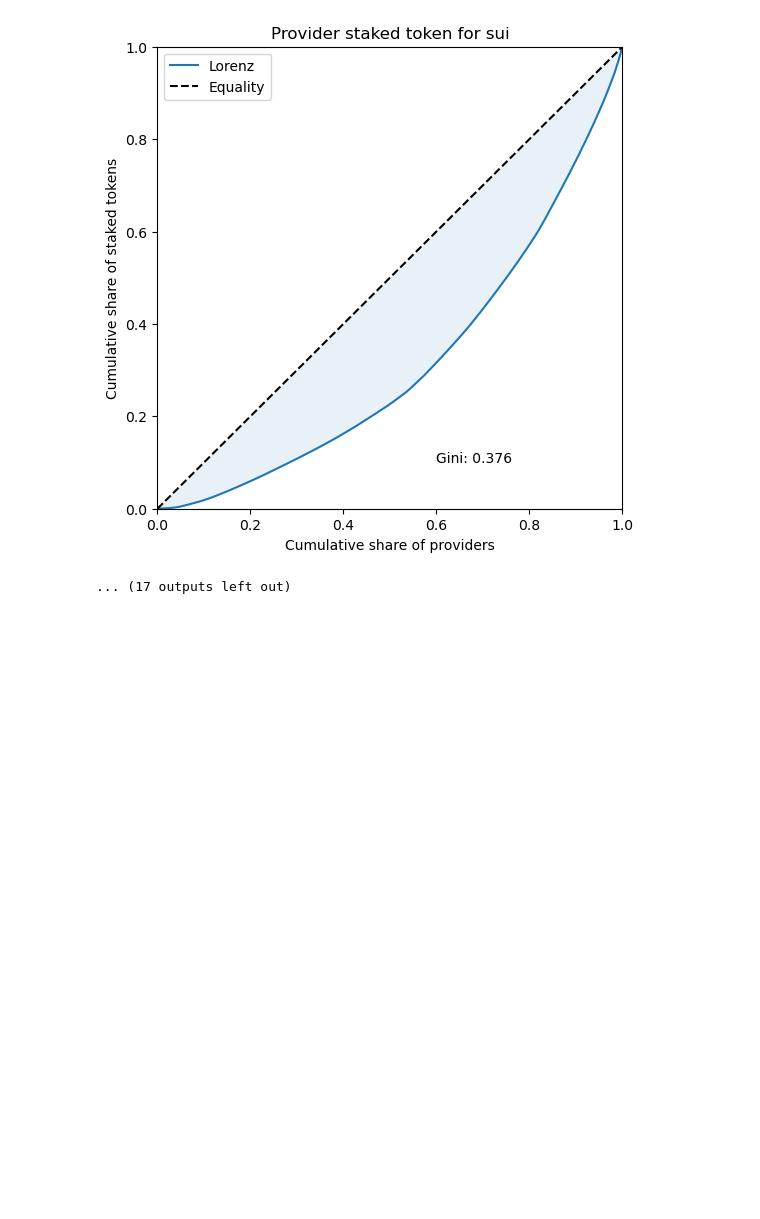
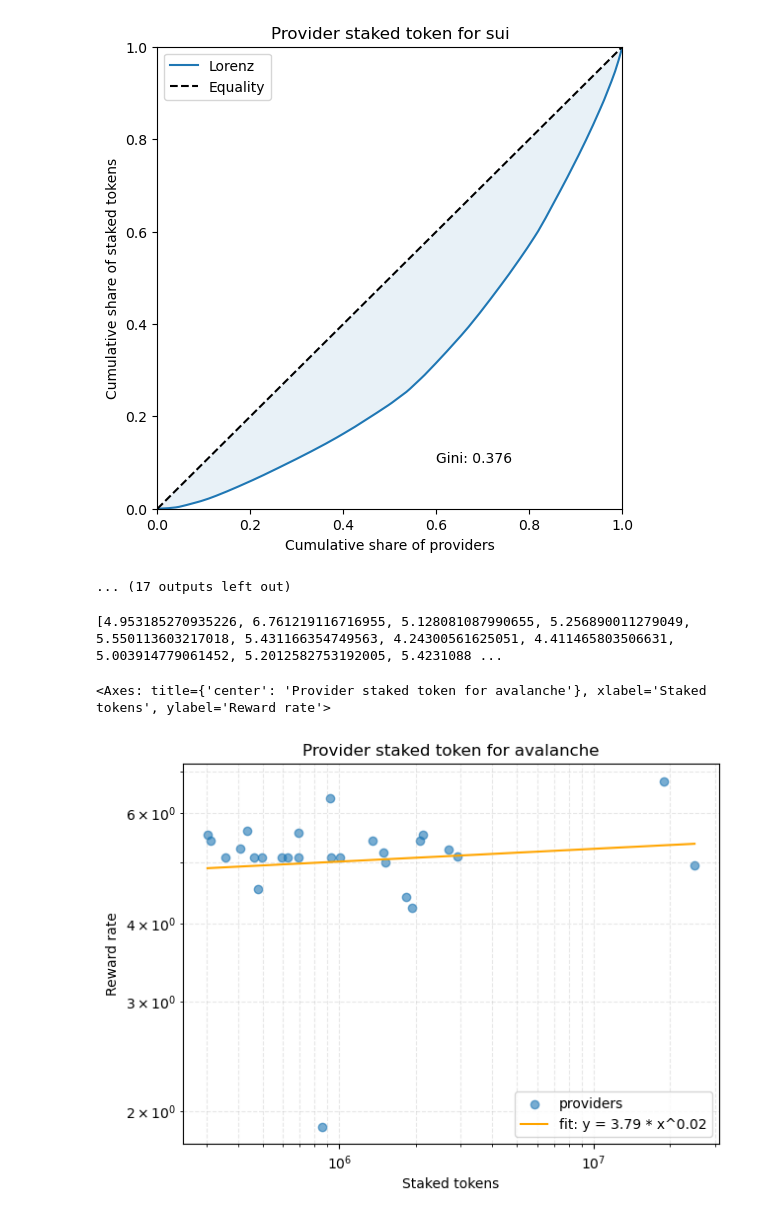
Before and after one commit to schwmi/StakingProviderConcentrationAnalysis, a Jupyter notebook: StakingRewardsExperiments.ipynb, the cells around one changed output. Cells and saved outputs as stored; diff of their text form; code cells hidden in the pictures; blank space fills up the shorter version.

```diff
--- a/StakingRewardsExperiments.ipynb
+++ b/StakingRewardsExperiments.ipynb
@@ -943,3 +943,12 @@ def plot_reward_rate_vs_stake(stake_shares_response, ax: Optional[plt.Axes] = No
     ax.legend()
     ax.grid(True, which="both", ls="--", alpha=0.3)
     return ax
+# %%
+asset_slug=assets[6]
+resp = client.get_provider_stake_shares(asset_slug=asset_slug, limit=200, is_active=True, include_reward_rate=True)
+print([prov["reward_rate"] for prov in resp["providers"]])
+plot_reward_rate_vs_stake(resp, title=f"Provider staked token for {asset_slug}")
+# %% [output]
+[4.953185270935226, 6.761219116716955, 5.128081087990655, 5.256890011279049, 5.550113603217018, 5.431166354749563, 4.24300561625051, 4.411465803506631, 5.003914779061452, 5.2012582753192005, 5.4231088 ...
+<Axes: title={'center': 'Provider staked token for avalanche'}, xlabel='Staked tokens', ylabel='Reward rate'>
+[figure, added]
```
Also changed, not shown: parts of 6 cells of this notebook.
